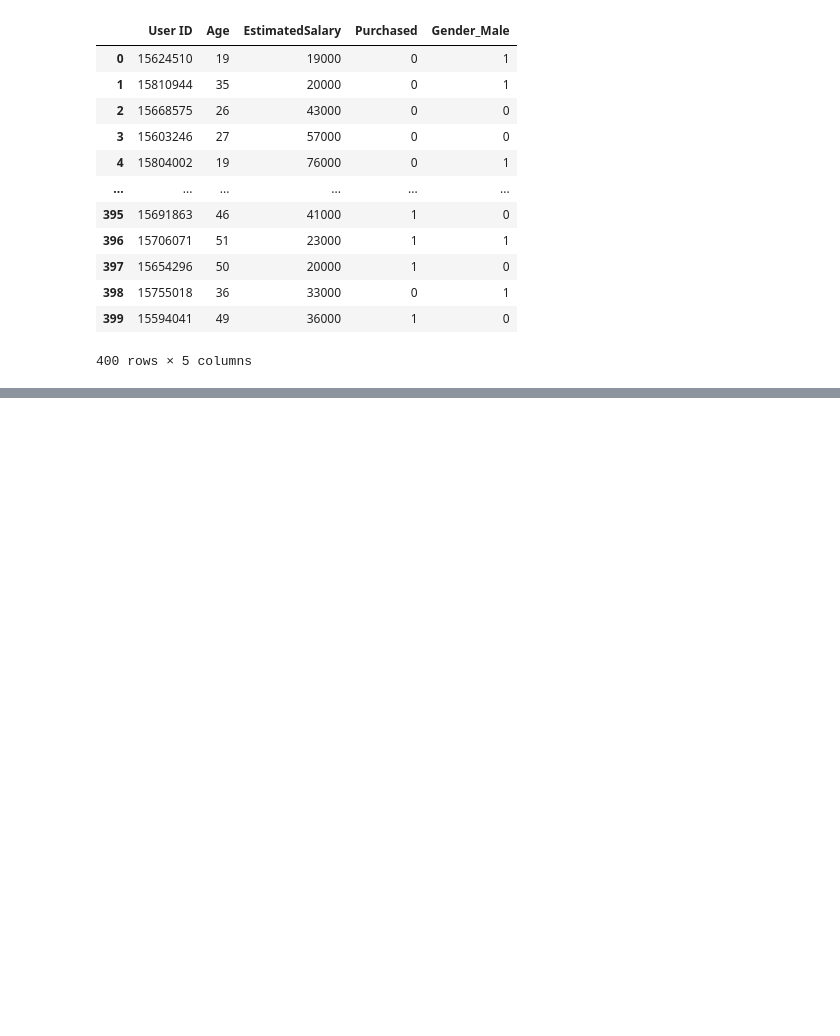
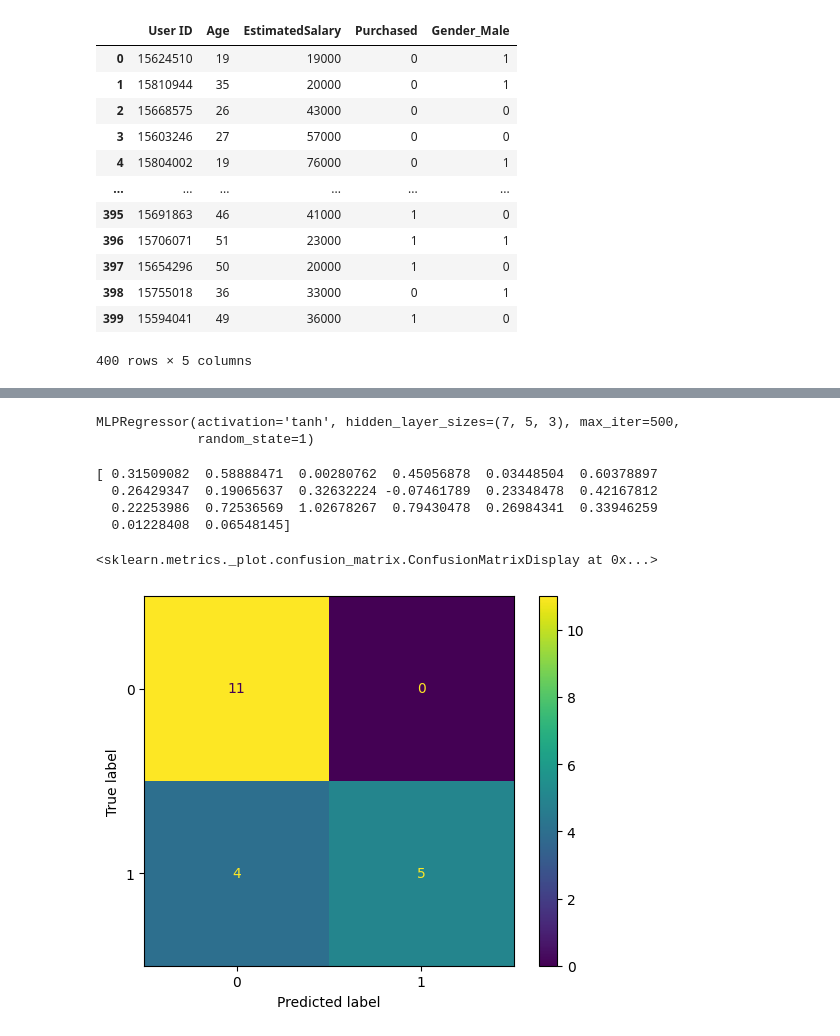
Before and after one commit to sivansh11/Regressions, a Jupyter notebook: social-network/main.ipynb, the cells around one changed output, grey strips where cells are left out. Saved outputs shown, nothing was run; the diff lists cells and outputs as text; code cells hidden in the pictures; blank space fills up the shorter version.

```diff
--- a/social-network/main.ipynb
+++ b/social-network/main.ipynb
@@ -129,14 +154,18 @@ ConfusionMatrixDisplay.from_estimator(model, test_x, test_y)
 # %%
-raw_df['Age'] = raw_df['Age'] - raw_df[raw_df['source'] == 'train']['Age'].mean()
-train_x = raw_df[raw_df['source'] == 'train'].drop(['source', 'Purchased'], axis = 1)
-train_y = raw_df[raw_df['source'] == 'train']['Purchased']
-test_x = raw_df[raw_df['source'] == 'test'].drop(['source', 'Purchased'], axis = 1)
-test_y = raw_df[raw_df['source'] == 'test']['Purchased']
-from sklearn.linear_model import LogisticRegression
+# raw_df['Age'] = raw_df['Age'] - raw_df[raw_df['source'] == 'train']['Age'].mean()
+# train_x = raw_df[raw_df['source'] == 'train'].drop(['source', 'Purchased'], axis = 1)
+# train_y = raw_df[raw_df['source'] == 'train']['Purchased']
+# test_x = raw_df[raw_df['source'] == 'test'].drop(['source', 'Purchased'], axis = 1)
+# test_y = raw_df[raw_df['source'] == 'test']['Purchased']
 
-model = LogisticRegression()
-model.fit(X=train_x, y=train_y)
+# from statsmodels.api import Logit
+# model = Logit(train_y, train_x).fit()
+# print(model.summary())
 
-from sklearn.metrics import ConfusionMatrixDisplay
-%matplotlib inline
-ConfusionMatrixDisplay.from_estimator(model, test_x, test_y)
+# preds = model.predict(test_x)
+# preds = np.where(preds >= 0.5, 1, 0)
+
+# from sklearn.metrics import ConfusionMatrixDisplay
+
+# %matplotlib inline
+# ConfusionMatrixDisplay.from_predictions(test_y, preds)
@@ -145,0 +188,29 @@ ConfusionMatrixDisplay.from_estimator(model, test_x, test_y)
+# %%
+from sklearn.preprocessing import StandardScaler
+scaler = StandardScaler()
+scaler.fit(train_x.values)
+train_x = scaler.transform(train_x.values)
+test_x = scaler.transform(test_x.values)
+# %%
+from sklearn.neural_network import MLPRegressor
+
+model = MLPRegressor(hidden_layer_sizes=(7, 5, 3), random_state=1, max_iter=500, activation='tanh')
+model.fit(train_x, train_y)
+# %% [output]
+MLPRegressor(activation='tanh', hidden_layer_sizes=(7, 5, 3), max_iter=500,
+             random_state=1)
+# %%
+preds = model.predict(test_x)
+print(preds)
+preds = np.where(preds >= 0.5, 1, 0)
+# %% [output]
+[ 0.31509082  0.58888471  0.00280762  0.45056878  0.03448504  0.60378897
+  0.26429347  0.19065637  0.32632224 -0.07461789  0.23348478  0.42167812
+  0.22253986  0.72536569  1.02678267  0.79430478  0.26984341  0.33946259
+  0.01228408  0.06548145]
+# %%
+from sklearn.metrics import ConfusionMatrixDisplay
+ConfusionMatrixDisplay.from_predictions(test_y, preds)
+# %% [output]
+<sklearn.metrics._plot.confusion_matrix.ConfusionMatrixDisplay at 0x...>
+[figure, added]
```
Also changed, not shown: parts of 10 cells of this notebook, 3 other files.
